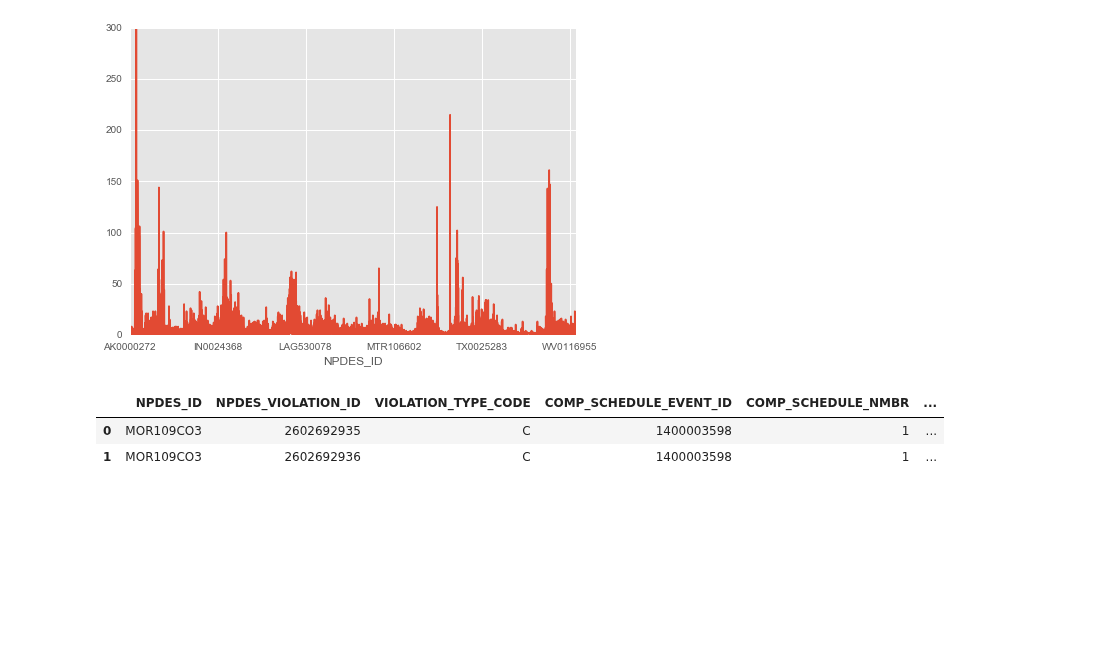
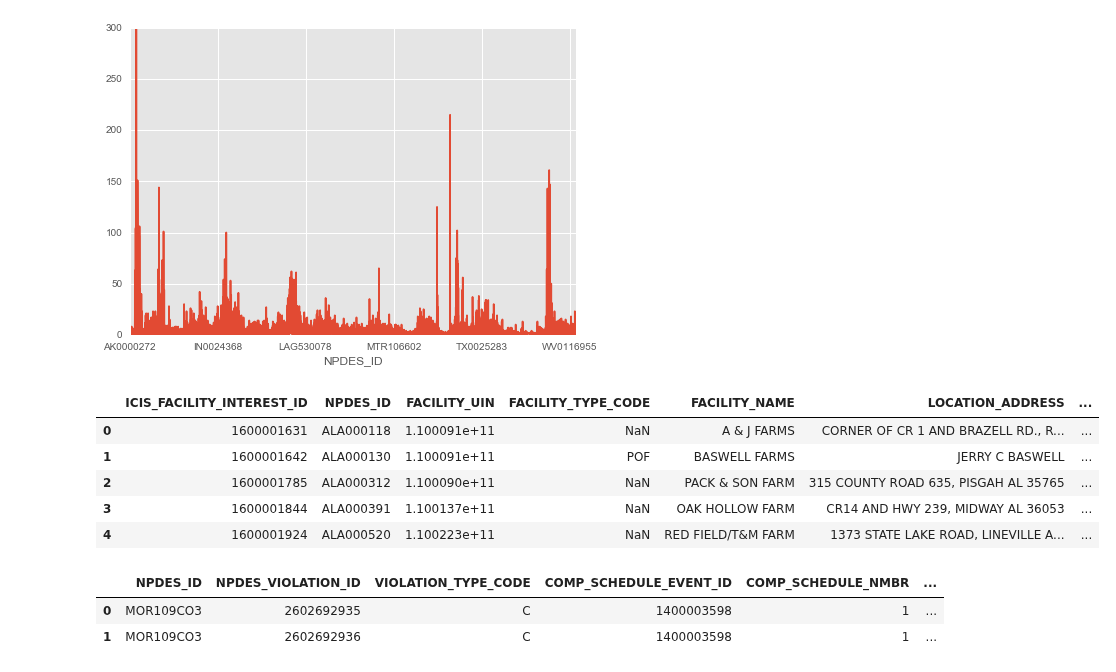
Before and after one commit to Aycrazy/ML_Project, a Jupyter notebook: ICIS_explore.ipynb, the cells around one changed output. Saved outputs shown, nothing was run; the diff lists cells and outputs as text; code cells hidden in the pictures; blank space fills up the shorter version.

```diff
--- a/ICIS_explore.ipynb
+++ b/ICIS_explore.ipynb
@@ -203,9 +203,17 @@ for index, i in enumerate(df_facility_npdes_cs.groupby(['NPDES_ID','FACILITY_NAM
     ax.plot(i[0], i[1], marker='o', linestyle='', ms=12)
     count+=1
 # %%
-npdes = read_file('npdes_downloads/ICIS_FACILITIES.csv')
-df_facility_npdes_se = ndpes_se_violations.merge(npdes, how='inner', on='NPDES_ID')
-df_facility_npdes_cs = ndpes_cs_violations.merge(npdes, how='inner', on='NPDES_ID')
+npdes = read_file('data/ICIS_FACILITIES.csv')
+npdes.head()
+#df_facility_npdes_se = ndpes_se_violations.merge(npdes, how='inner', on='NPDES_ID')
+#df_facility_npdes_cs = ndpes_cs_violations.merge(npdes, how='inner', on='NPDES_ID')
+# %% [output]
+|  | ICIS_FACILITY_INTEREST_ID | NPDES_ID | FACILITY_UIN | FACILITY_TYPE_CODE | FACILITY_NAME | LOCATION_ADDRESS | ... |
+| 0 | 1600001631 | ALA000118 | 1.100091e+11 | NaN | A & J FARMS | CORNER OF CR 1 AND BRAZELL RD., R... | ... |
+| 1 | 1600001642 | ALA000130 | 1.100091e+11 | POF | BASWELL FARMS | JERRY C BASWELL | ... |
+| 2 | 1600001785 | ALA000312 | 1.100090e+11 | NaN | PACK & SON FARM | 315 COUNTY ROAD 635, PISGAH AL 35765 | ... |
+| 3 | 1600001844 | ALA000391 | 1.100137e+11 | NaN | OAK HOLLOW FARM | CR14 AND HWY 239, MIDWAY AL 36053 | ... |
+| 4 | 1600001924 | ALA000520 | 1.100223e+11 | NaN | RED FIELD/T&M FARM | 1373 STATE LAKE ROAD, LINEVILLE A... | ... |
 # %%
 df_facility_npdes_cs.head(2)
 # %% [output]
```
Also changed, not shown: 21 other files.
